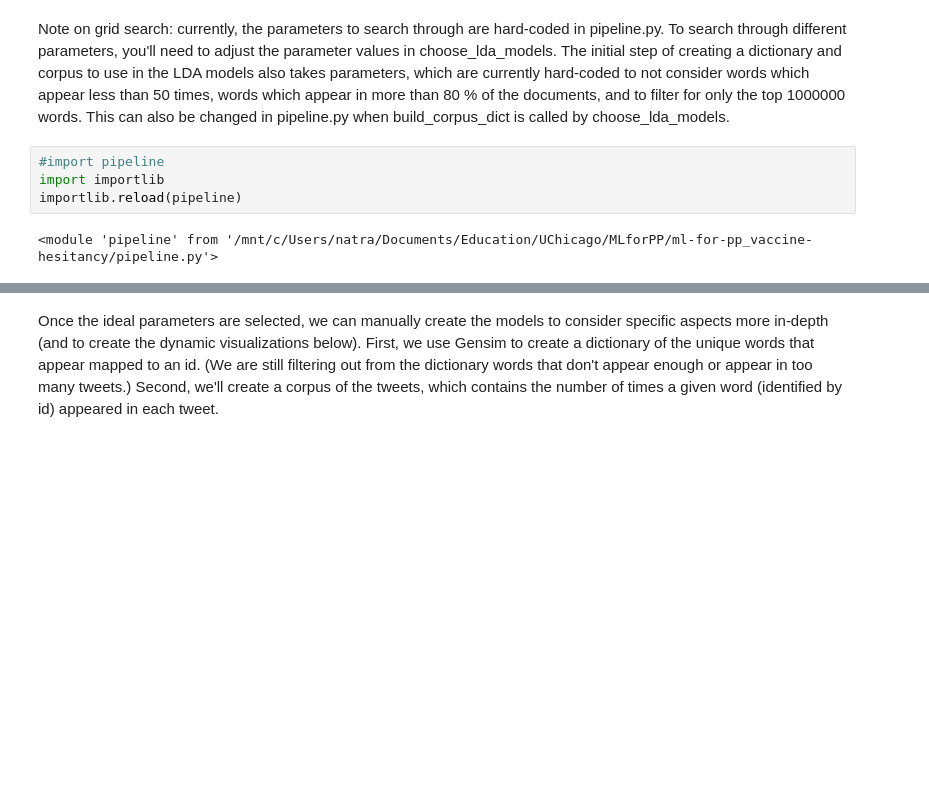
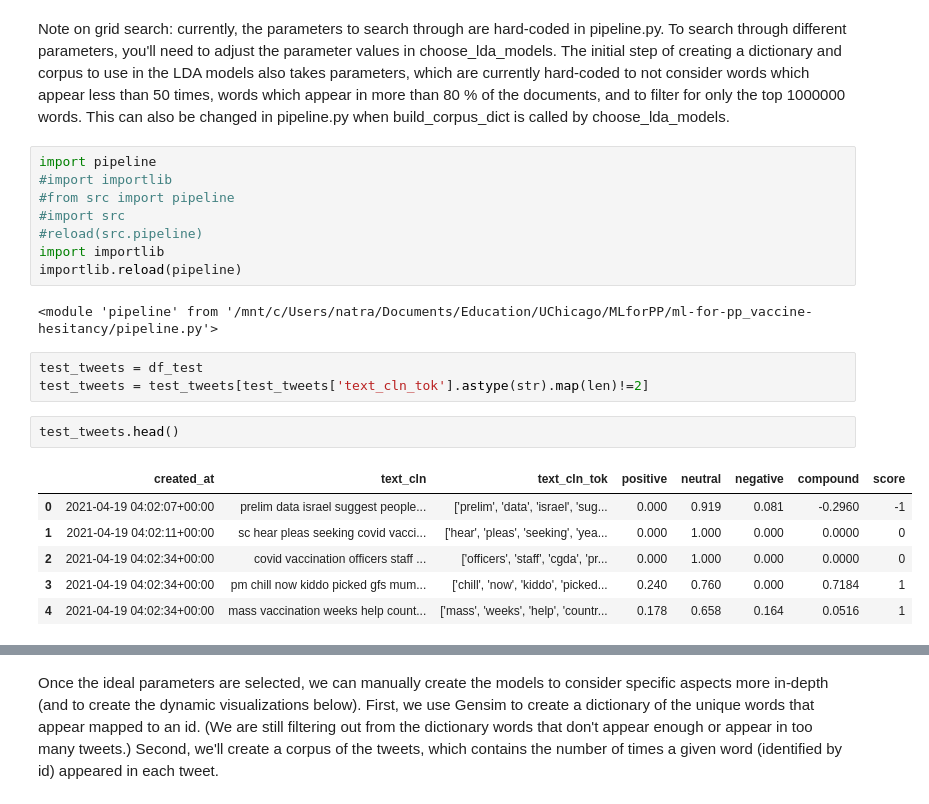
Before and after one commit to natalie-ayers/Classification-of-Twitter-Vaccine-Hesitancy, a Jupyter notebook: lda_topics.ipynb, the cells around one changed output, grey strips where cells are left out. Saved outputs shown, nothing was run; the diff lists cells and outputs as text; blank space fills up the shorter version.

```diff
--- a/lda_topics.ipynb
+++ b/lda_topics.ipynb
@@ -62,9 +68,25 @@ First (if desired), we can perform a grid search of possible parameters for both
 # %% [markdown]
 Note on grid search: currently, the parameters to search through are hard-coded in pipeline.py. To search through different parameters, you'll need to adjust the parameter values in choose_lda_models. The initial step of creating a dictionary and corpus to use in the LDA models also takes parameters, which are currently hard-coded to not consider words which appear less than 50 times, words which appear in more than 80 % of the documents, and to filter for only the top 1000000 words. This can also be changed in pipeline.py when build_corpus_dict is called by choose_lda_models.
 # %%
-#import pipeline
+import pipeline
+#import importlib
+#from src import pipeline
+#import src
+#reload(src.pipeline)
 import importlib
 importlib.reload(pipeline)
 # %% [output]
 <module 'pipeline' from '/mnt/c/Users/natra/Documents/Education/UChicago/MLforPP/ml-for-pp_vaccine-hesitancy/pipeline.py'>
+# %%
+test_tweets = df_test
+test_tweets = test_tweets[test_tweets['text_cln_tok'].astype(str).map(len)!=2]
+# %%
+test_tweets.head()
+# %% [output]
+|  | created_at | text_cln | text_cln_tok | positive | neutral | negative | compound | score |
+| 0 | 2021-04-19 04:02:07+00:00 | prelim data israel suggest people... | ['prelim', 'data', 'israel', 'sug... | 0.000 | 0.919 | 0.081 | -0.2960 | -1 |
+| 1 | 2021-04-19 04:02:11+00:00 | sc hear pleas seeking covid vacci... | ['hear', 'pleas', 'seeking', 'yea... | 0.000 | 1.000 | 0.000 | 0.0000 | 0 |
+| 2 | 2021-04-19 04:02:34+00:00 | covid vaccination officers staff ... | ['officers', 'staff', 'cgda', 'pr... | 0.000 | 1.000 | 0.000 | 0.0000 | 0 |
+| 3 | 2021-04-19 04:02:34+00:00 | pm chill now kiddo picked gfs mum... | ['chill', 'now', 'kiddo', 'picked... | 0.240 | 0.760 | 0.000 | 0.7184 | 1 |
+| 4 | 2021-04-19 04:02:34+00:00 | mass vaccination weeks help count... | ['mass', 'weeks', 'help', 'countr... | 0.178 | 0.658 | 0.164 | 0.0516 | 1 |
 # %%
```
Also changed, not shown: parts of 14 cells of this notebook.
